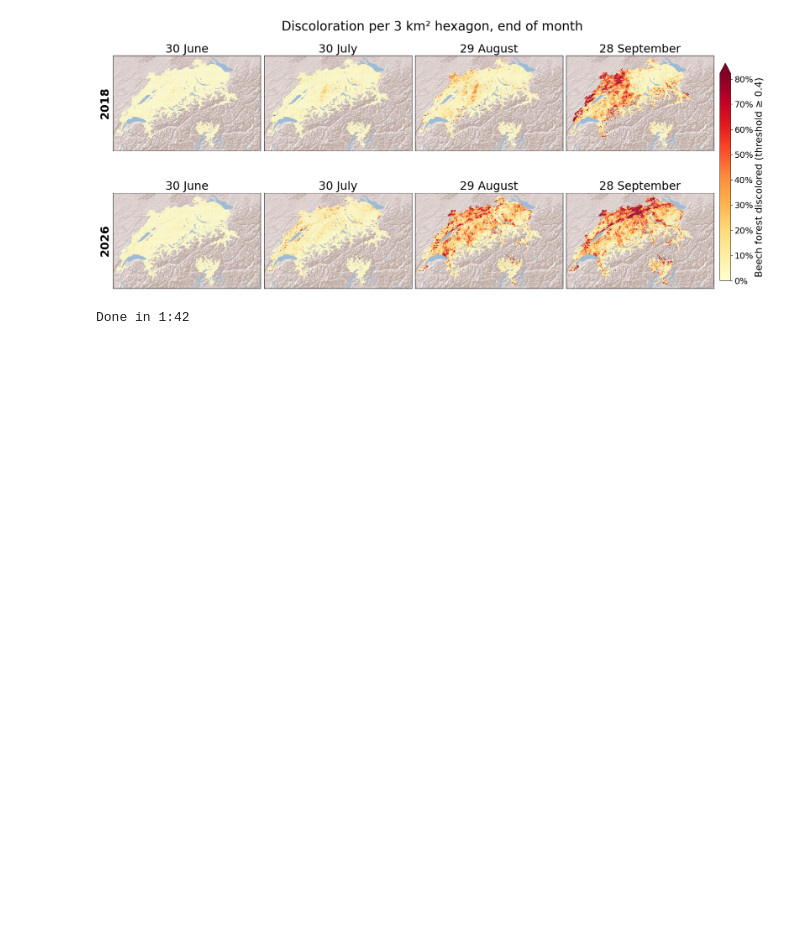
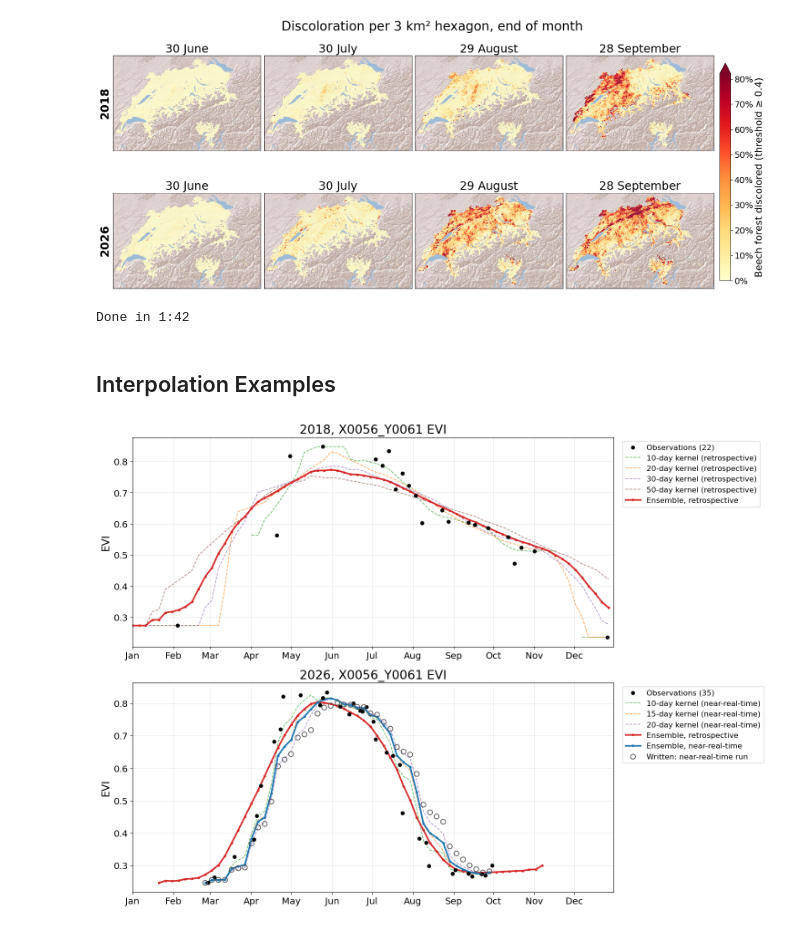
Before and after one commit to ckbloom/bloom-etal-2026-DiscoCH, a Jupyter notebook: notebooks/DiscoCH.ipynb, the cells around one changed output. Cells and saved outputs as stored; diff of their text form; code cells hidden in the pictures; blank space fills up the shorter version.

```diff
--- a/notebooks/DiscoCH.ipynb
+++ b/notebooks/DiscoCH.ipynb
@@ -277,3 +276,43 @@ Saved ../output\DiscoCH_rbf_10_20_30\2026\statistics\hex_discoloration_2018_vs_2
 Wrote run parameters to ../output\DiscoCH_rbf_10_20_30\2026\statistics\plot_hex_maps_params_20261013_190216.json
 [figure]
 Done in 1:42
+# %% [markdown]
+## Interpolation Examples
+# %%
+# One pixel's observations and RBF interpolation: 2018 (retrospective) vs this year (retrospective and near-real-time)
+from src.disco_ch_operational.visualize_interpolation import plot_pixel
+from src.disco_ch_operational.compare import rc_params
+
+force_directory = force_directory if "force_directory" in dir() else r'B:\bloomc\DiscoCH_2026_08_03\FORCE\level3_tss'
+force_output = force_output if "force_output" in dir() else os.path.join(output_dir, 'DiscoCH_rbf_10_20_30')
+rbf_output = rbf_output if "rbf_output" in dir() else os.path.join(force_output, 'level4_rbf', str(year))
+date_to_run_to = date_to_run_to if "date_to_run_to" in dir() else date(year, 10, 5)
+force_directory_2018 = r"B:\bloomc\DiscoCH_2026_08_03\FORCE\level_3_2018_tiled"
+
+tile, vi = "X0056_Y0061", "EVI"
+row, col = 2425, 2156      # pixel within the tile (None, None = pick one with enough observations)
+
+with plt.rc_context(rc_params(1.2)):
+    fig, (ax18, ax26) = plt.subplots(2, 1, figsize=(15, 11))
+plot_pixel(
+    os.path.join(force_directory_2018, tile, f"2018-2018_001-365_HL_TSA_SEN2L_{vi}_TSS.tif"),
+    row=row, col=col, rbf_sigma=(10, 20, 30, 50), rbf_cutoff=0.95, int_day=5,
+    lag_days=None,         # retrospective ensemble only
+    despike=True, above_noise=3.0, below_noise=1.0,
+    title=f"2018, {tile} {vi}", ax=ax18, component_data="retrospective",
+)
+plot_pixel(
+    os.path.join(force_directory, tile, f"{year}0101-{year}1231_001-365_HL_TSA_SEN2L_{vi}_TSS.tif"),
+    row=row, col=col, rbf_sigma=(10, 15, 20), rbf_cutoff=0.95, int_day=5,
+    lag_days=5, as_of=date_to_run_to,   # as in the Interpolate cell
+    component_data="nrt",              # kernel curves near-real-time ("retrospective" = all data)
+    despike=False,
+    written={"near-real-time run": os.path.join(rbf_output, tile,
+                                           f"{year}0101-{year}1231_001-365_HL_TSA_SEN2L_{vi}_TSS_TSI.tif")},
+    title=f"{year}, {tile} {vi}", ax=ax26,
+)
+# print_effective_bandwidth=True prints how much smoothing each date really got
+fig.savefig(os.path.join(force_output, f"interpolation_{tile}_{vi}_r{row}_c{col}.png"), dpi=200, bbox_inches="tight")
+plt.show()
+# %% [output]
+[figure, added]
```
Also changed, not shown: parts of 1 cell of this notebook, 3 other files.
